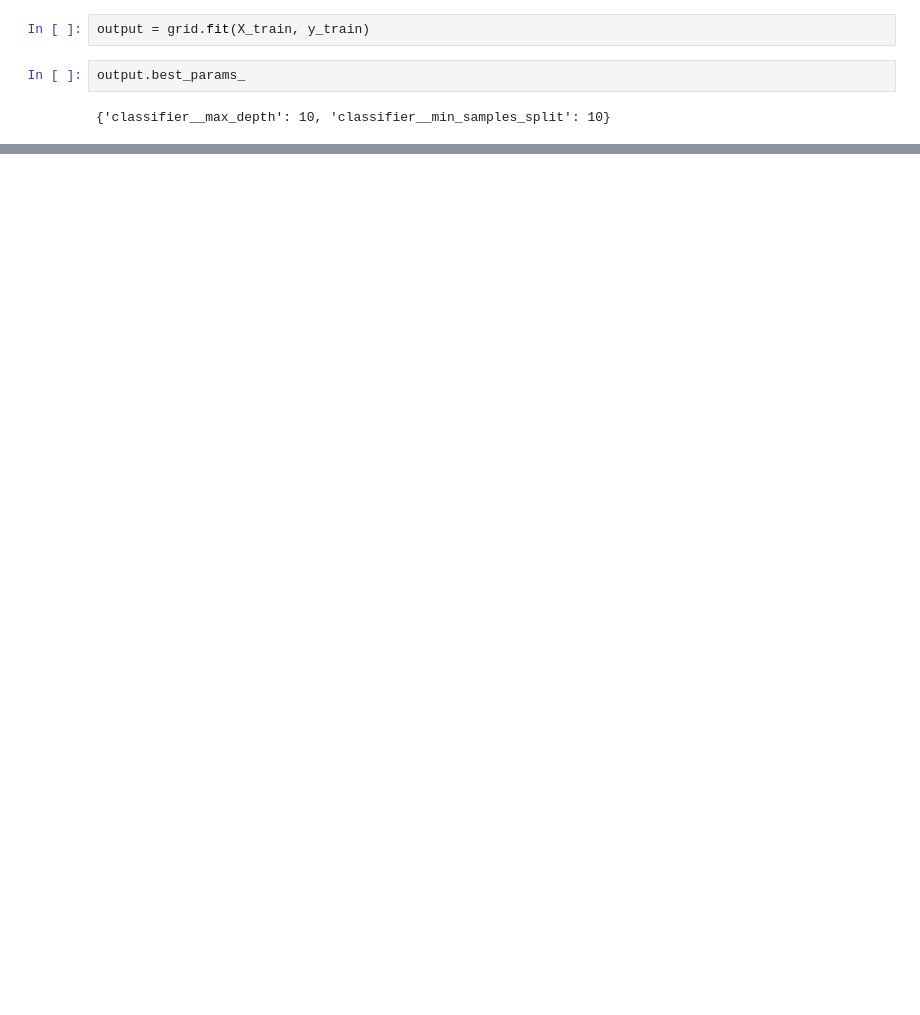
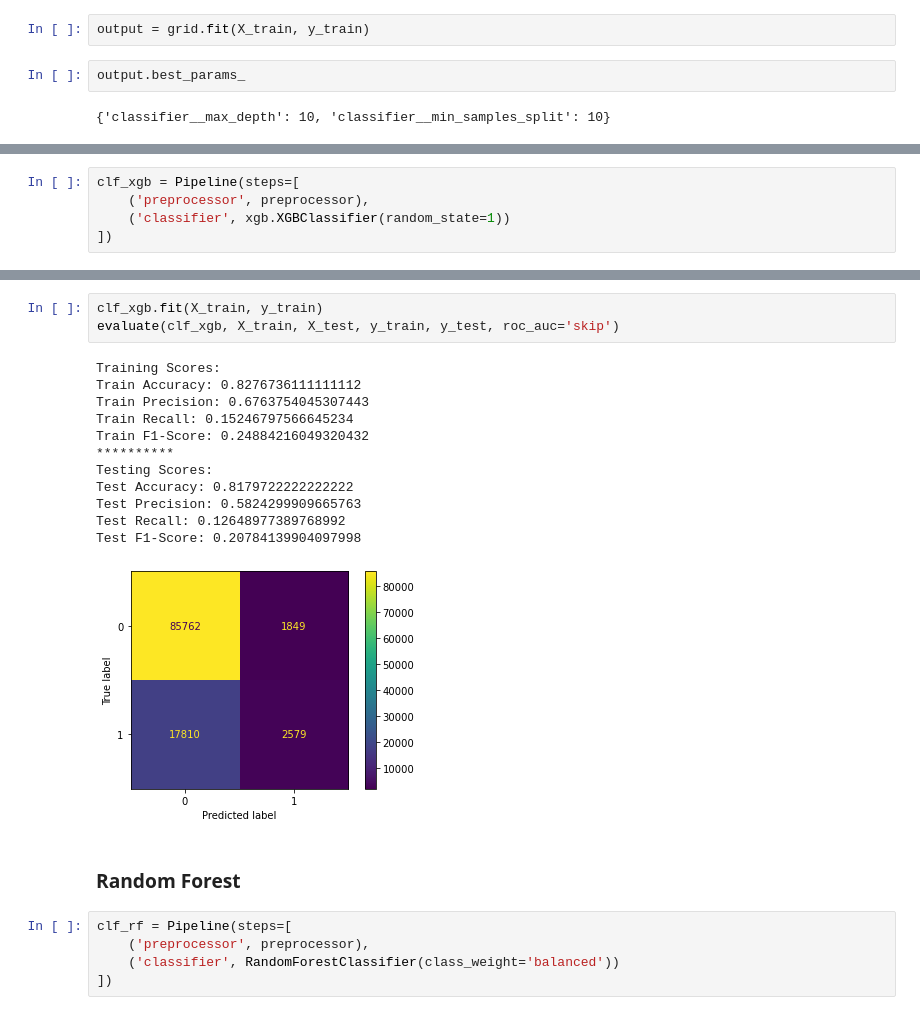
Before and after one commit to lindseyberlin/Cat-in-the-Dat-Project, a Jupyter notebook: notebooks/Lindsey/EDA-Initial-Models.ipynb, the cells around one changed output, grey strips where cells are left out. Drawn from its saved outputs; the diff is of its cells as text; blank space fills up the shorter version.

```diff
--- a/notebooks/Lindsey/EDA-Initial-Models.ipynb
+++ b/notebooks/Lindsey/EDA-Initial-Models.ipynb
@@ -252,0 +357,5 @@ output.best_params_
+# %%
+clf_xgb = Pipeline(steps=[
+    ('preprocessor', preprocessor),
+    ('classifier', xgb.XGBClassifier(random_state=1))
+])
@@ -252,0 +369,23 @@ output.best_params_
+# %%
+clf_xgb.fit(X_train, y_train)
+evaluate(clf_xgb, X_train, X_test, y_train, y_test, roc_auc='skip')
+# %% [output]
+Training Scores:
+Train Accuracy: 0.8276736111111112
+Train Precision: 0.6763754045307443
+Train Recall: 0.15246797566645234
+Train F1-Score: 0.24884216049320432
+**********
+Testing Scores:
+Test Accuracy: 0.8179722222222222
+Test Precision: 0.5824299909665763
+Test Recall: 0.12648977389768992
+Test F1-Score: 0.20784139904097998
+[figure, added]
+# %% [markdown]
+### Random Forest
+# %%
+clf_rf = Pipeline(steps=[
+    ('preprocessor', preprocessor),
+    ('classifier', RandomForestClassifier(class_weight='balanced'))
+])
```
Also changed, not shown: parts of 52 cells of this notebook.
